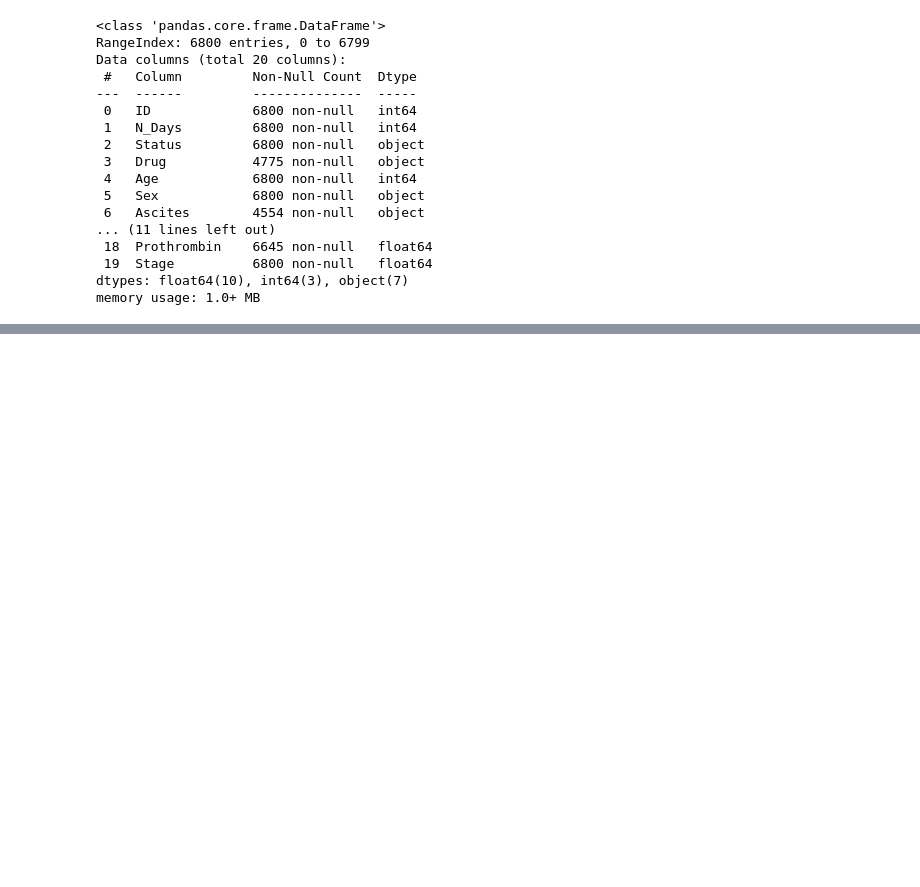
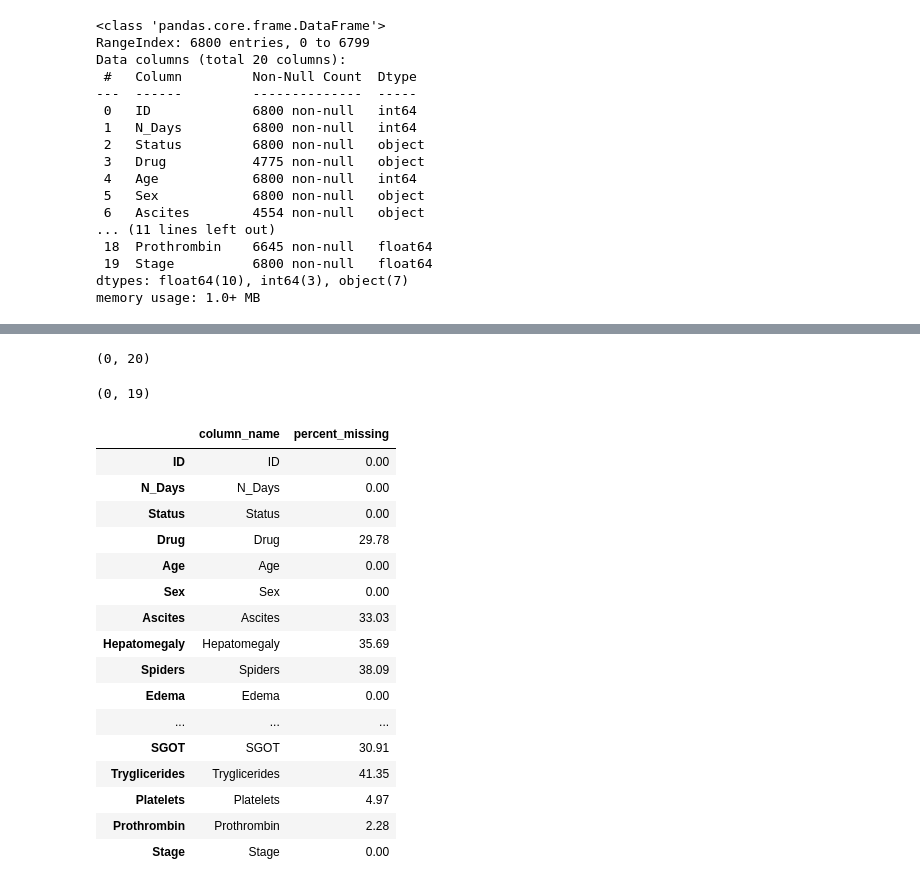
Before and after one commit to AndreasAvgou/Liver-Disease-Prediction, a Jupyter notebook: Liver_Disease_Prediction.ipynb, the cells around one changed output, grey strips where cells are left out. Cells and saved outputs as stored; diff of their text form; code cells hidden in the pictures; blank space fills up the shorter version.

```diff
--- a/Liver_Disease_Prediction.ipynb
+++ b/Liver_Disease_Prediction.ipynb
@@ -605,0 +170,16 @@ cm = confusion_matrix(y_true=y_test,y_pred=y_preds)
+# %%
+duplicate_train_df = train_df[train_df.duplicated()]
+duplicate_train_df.shape
+# %% [output]
+(0, 20)
+# %%
+duplicate_test_df = test_df[test_df.duplicated()]
+duplicate_test_df.shape
+# %% [output]
+(0, 19)
+# %%
+percent_missing1 = round((train_df.isnull().mean() * 100),2)
+percent_missing2 = round((test_df.isnull().mean() * 100),2)
+# %%
+missing_value_df1 = pd.DataFrame({'column_name': train_df.columns,
+                                 'percent_missing': percent_missing1})
@@ -605,0 +189,20 @@ cm = confusion_matrix(y_true=y_test,y_pred=y_preds)
+# %%
+missing_value_df1
+# %% [output]
+|  | column_name | percent_missing |
+| ID | ID | 0.00 |
+| N_Days | N_Days | 0.00 |
+| Status | Status | 0.00 |
+| Drug | Drug | 29.78 |
+| Age | Age | 0.00 |
+| Sex | Sex | 0.00 |
+| Ascites | Ascites | 33.03 |
+| Hepatomegaly | Hepatomegaly | 35.69 |
+| Spiders | Spiders | 38.09 |
+| Edema | Edema | 0.00 |
+| ... | ... | ... |
+| SGOT | SGOT | 30.91 |
+| Tryglicerides | Tryglicerides | 41.35 |
+| Platelets | Platelets | 4.97 |
+| Prothrombin | Prothrombin | 2.28 |
+| Stage | Stage | 0.00 |
```
Also changed, not shown: parts of 86 cells of this notebook.
